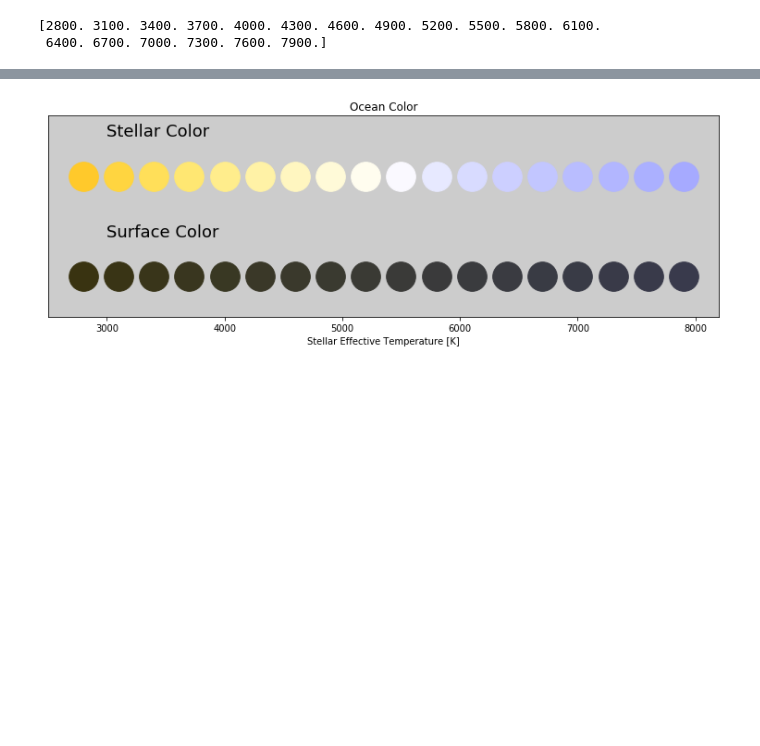
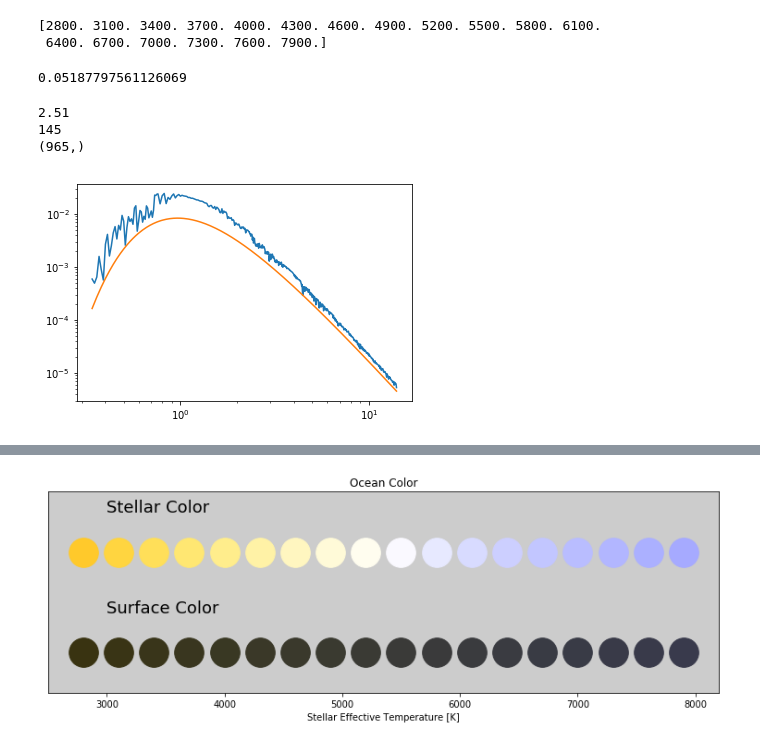
Before and after one commit to alphaparrot/exoplasim-legacy, a Jupyter notebook: plasim/src/specs/combinedspec-ocean.ipynb, the cells around one changed output, grey strips where cells are left out. Drawn from its saved outputs; the diff is of its cells as text; code cells hidden in the pictures; blank space fills up the shorter version.

```diff
--- a/plasim/src/specs/combinedspec-ocean.ipynb
+++ b/plasim/src/specs/combinedspec-ocean.ipynb
@@ -137,6 +137,10 @@ def bbtemp(teff,wvref):
     const = 0.0143877735383
     bbf = 1.0/wvref**5 * (1.0/(np.exp(const/(teff*wvref*1e-6))-1))
     return bbf
+# %%
+def readstarspec(filename):
+    wv,flux = np.loadtxt(filename,skiprows=1,unpack=True)
+    return wv,flux
 # %%
 rgbs = []
 srgbs = []
@@ -156,3 +160,27 @@ srgbs = cm.specs2rgb(wvref*1e3,np.array(bbs))
 # %% [output]
 [2800. 3100. 3400. 3700. 4000. 4300. 4600. 4900. 5200. 5500. 5800. 6100.
  6400. 6700. 7000. 7300. 7600. 7900.]
+# %%
+wv,stf = readstarspec("k2-18.dat")
+stfl = np.interp(wvref,wv,stf)
+refl = netspec*0.01*stfl
+albb = np.trapz(refl[:145],x=wvref[:145])/np.trapz(stfl[:145],x=wvref[:145])
+print albb
+    #srgbs.append(cm.specs2rgb(wvref*1e3,[bbf,]))
+# %% [output]
+0.05187797561126069
+# %%
+print wvref[145]
+print np.argmin(abs(wv-2.51))
+print wv.shape
+# %% [output]
+2.51
+145
+(965,)
+# %%
+plt.plot(wvref,stfl,label="Proxima Cen")
+plt.plot(wvref,bbtemp(3000.0,wvref))
+plt.xscale('log')
+plt.yscale('log')
+# %% [output]
+[figure, added]
```
Also changed, not shown: parts of 2 cells of this notebook, 10 other files.
